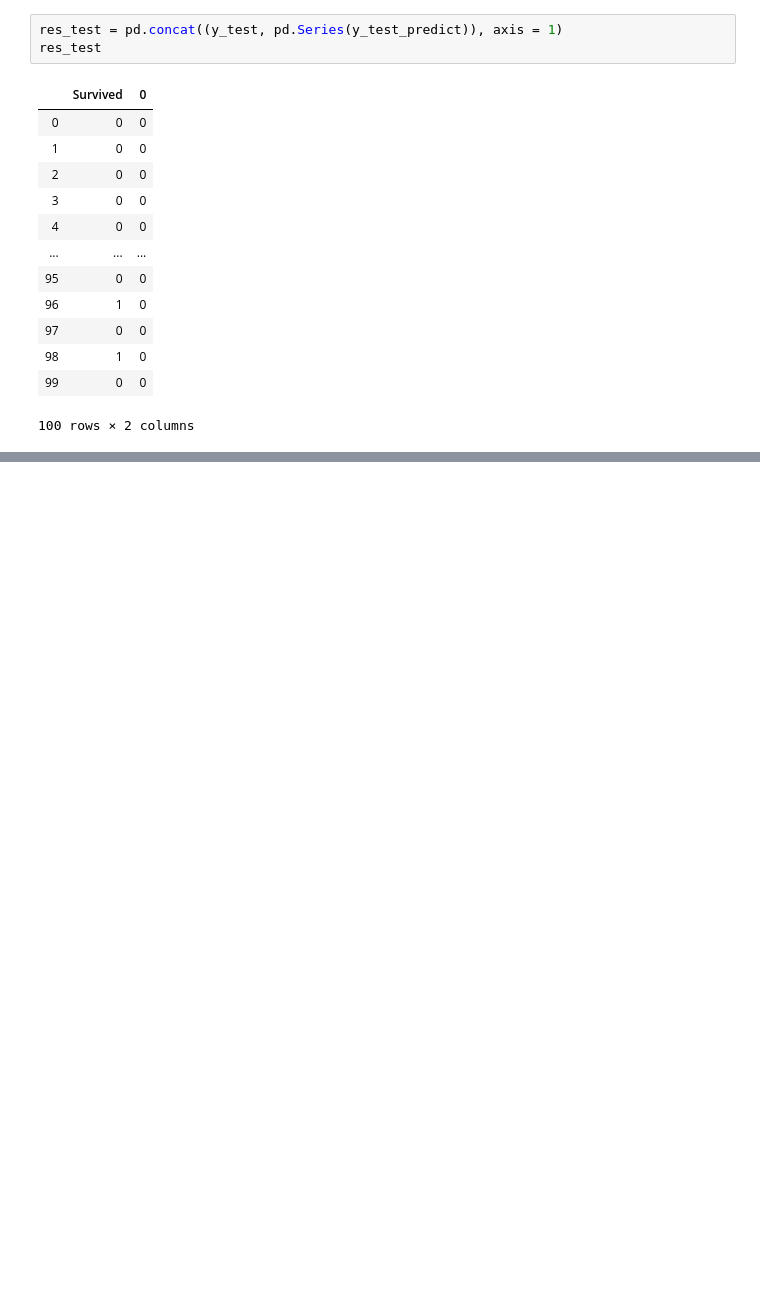
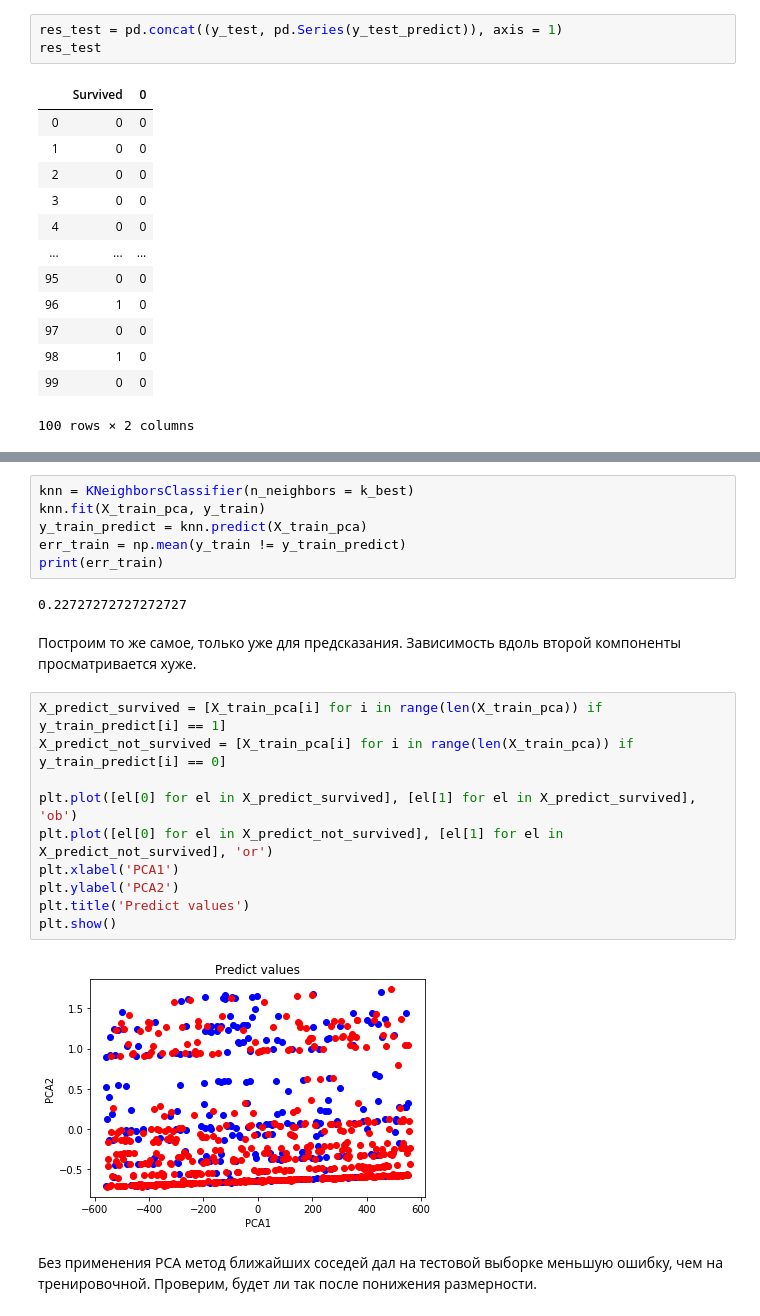
Before and after one commit to PanovaElena/MachineLearning, a Jupyter notebook: task_10.10.19.ipynb, the cells around one changed output, grey strips where cells are left out. Drawn from its saved outputs; the diff is of its cells as text; blank space fills up the shorter version.

```diff
--- a/task_10.10.19.ipynb
+++ b/task_10.10.19.ipynb
@@ -203,0 +283,24 @@ res_test
+# %%
+knn = KNeighborsClassifier(n_neighbors = k_best)
+knn.fit(X_train_pca, y_train)
+y_train_predict = knn.predict(X_train_pca)
+err_train = np.mean(y_train != y_train_predict)
+print(err_train)
+# %% [output]
+0.22727272727272727
+# %% [markdown]
+Построим то же самое, только уже для предсказания. Зависимость вдоль второй компоненты просматривается хуже.
+# %%
+X_predict_survived = [X_train_pca[i] for i in range(len(X_train_pca)) if y_train_predict[i] == 1]
+X_predict_not_survived = [X_train_pca[i] for i in range(len(X_train_pca)) if y_train_predict[i] == 0]
+
+plt.plot([el[0] for el in X_predict_survived], [el[1] for el in X_predict_survived], 'ob')
+plt.plot([el[0] for el in X_predict_not_survived], [el[1] for el in X_predict_not_survived], 'or')
+plt.xlabel('PCA1')
+plt.ylabel('PCA2')
+plt.title('Predict values')
+plt.show()
+# %% [output]
+[figure, added]
+# %% [markdown]
+Без применения PCA метод ближайших соседей дал на тестовой выборке меньшую ошибку, чем на тренировочной. Проверим, будет ли так после понижения размерности.
```
Also changed, not shown: parts of 24 cells of this notebook.
